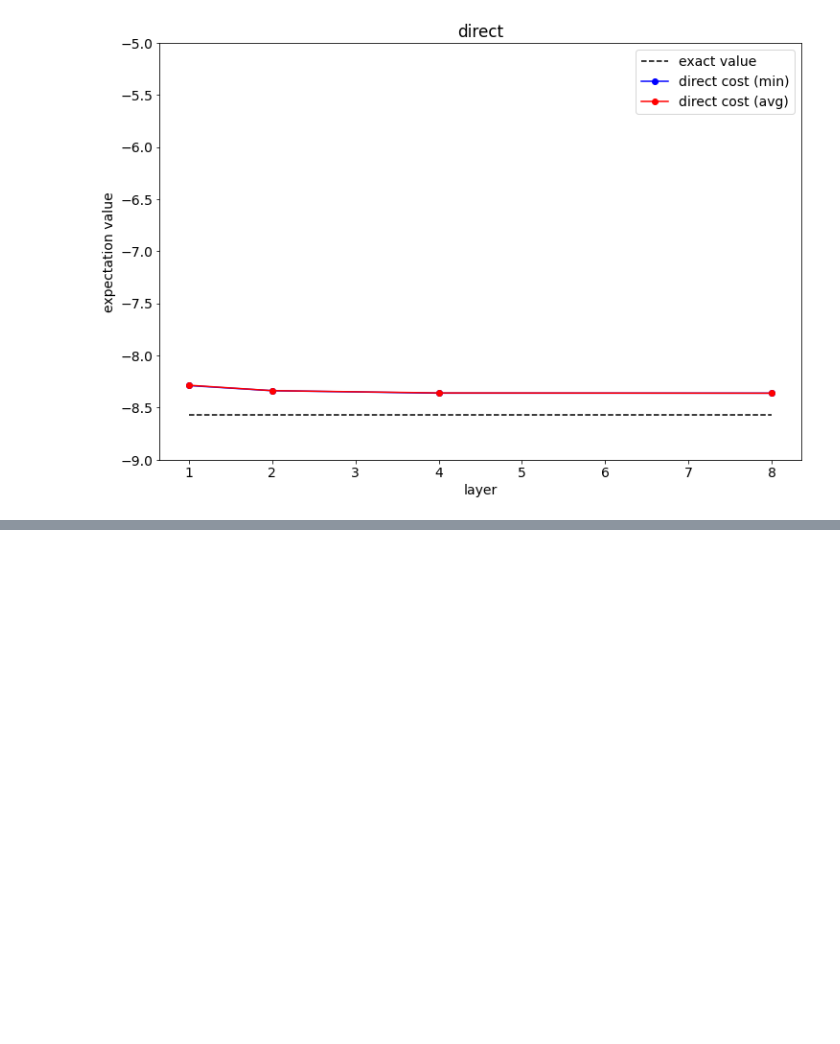
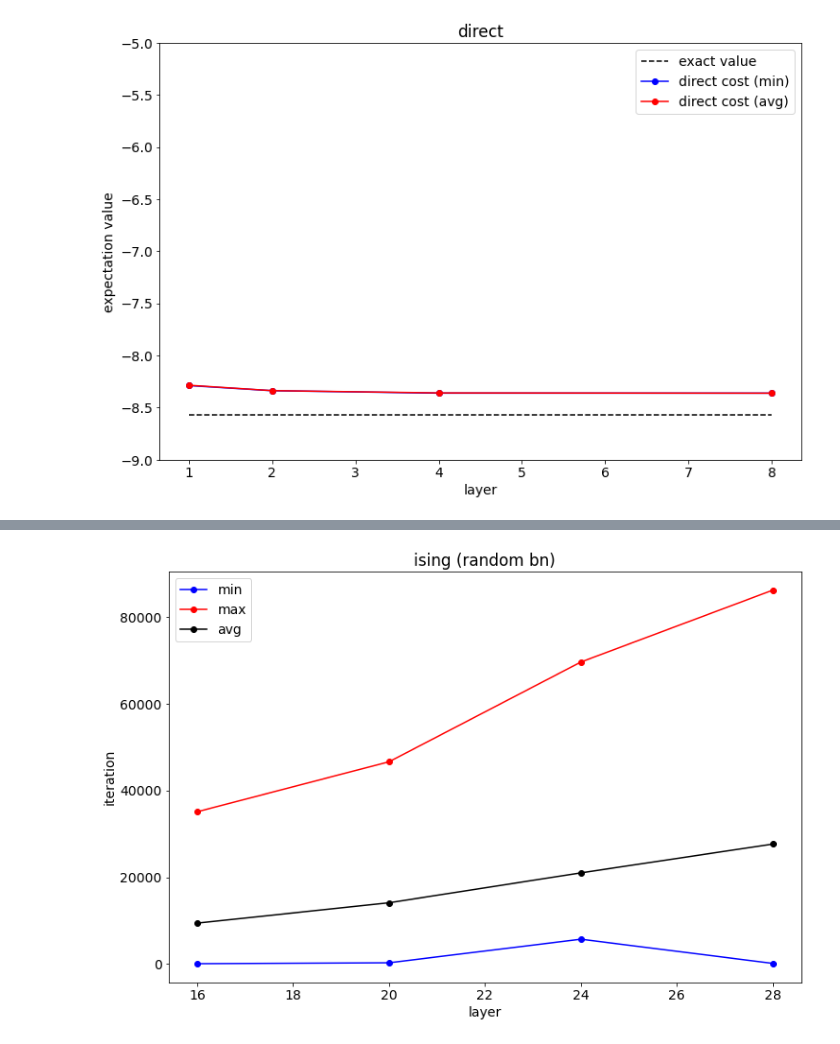
Before and after one commit to tanan/qsimu, a Jupyter notebook: qulacs/vqe_ising/vqe results.ipynb, the cells around one changed output, grey strips where cells are left out. Saved outputs shown, nothing was run; the diff lists cells and outputs as text; code cells hidden in the pictures; blank space fills up the shorter version.

```diff
--- a/qulacs/vqe_ising/vqe results.ipynb
+++ b/qulacs/vqe_ising/vqe results.ipynb
@@ -176,0 +212,9 @@ random_results
+# %%
+create_iteration_graph("ising (random bn)")
+plt.plot(plot_list['indirect_ising-depth'], plot_list['indirect_ising-iter-min'], marker='o', color='blue', label='min')
+plt.plot(plot_list['indirect_ising-depth'], plot_list['indirect_ising-iter-max'], marker='o', color='red', label='max')
+plt.plot(plot_list['indirect_ising-depth'], plot_list['indirect_ising-iter-mean'], marker='o', color='black', label='avg')
+plt.legend()
+plt.savefig('image/ising_random_bn_iteration.png')
+# %% [output]
+[figure, added]
```
Also changed, not shown: parts of 9 cells of this notebook, 2 other files.
